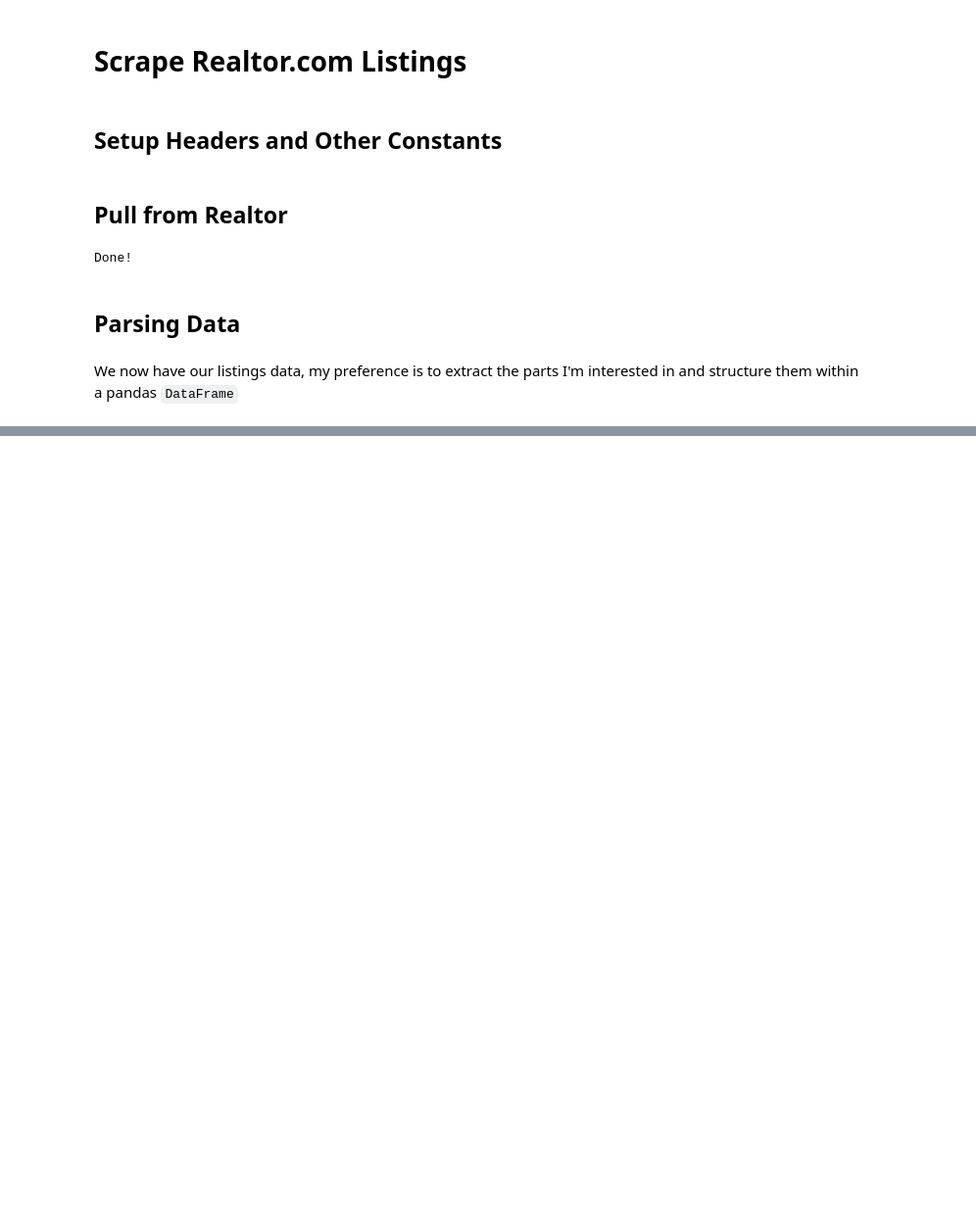
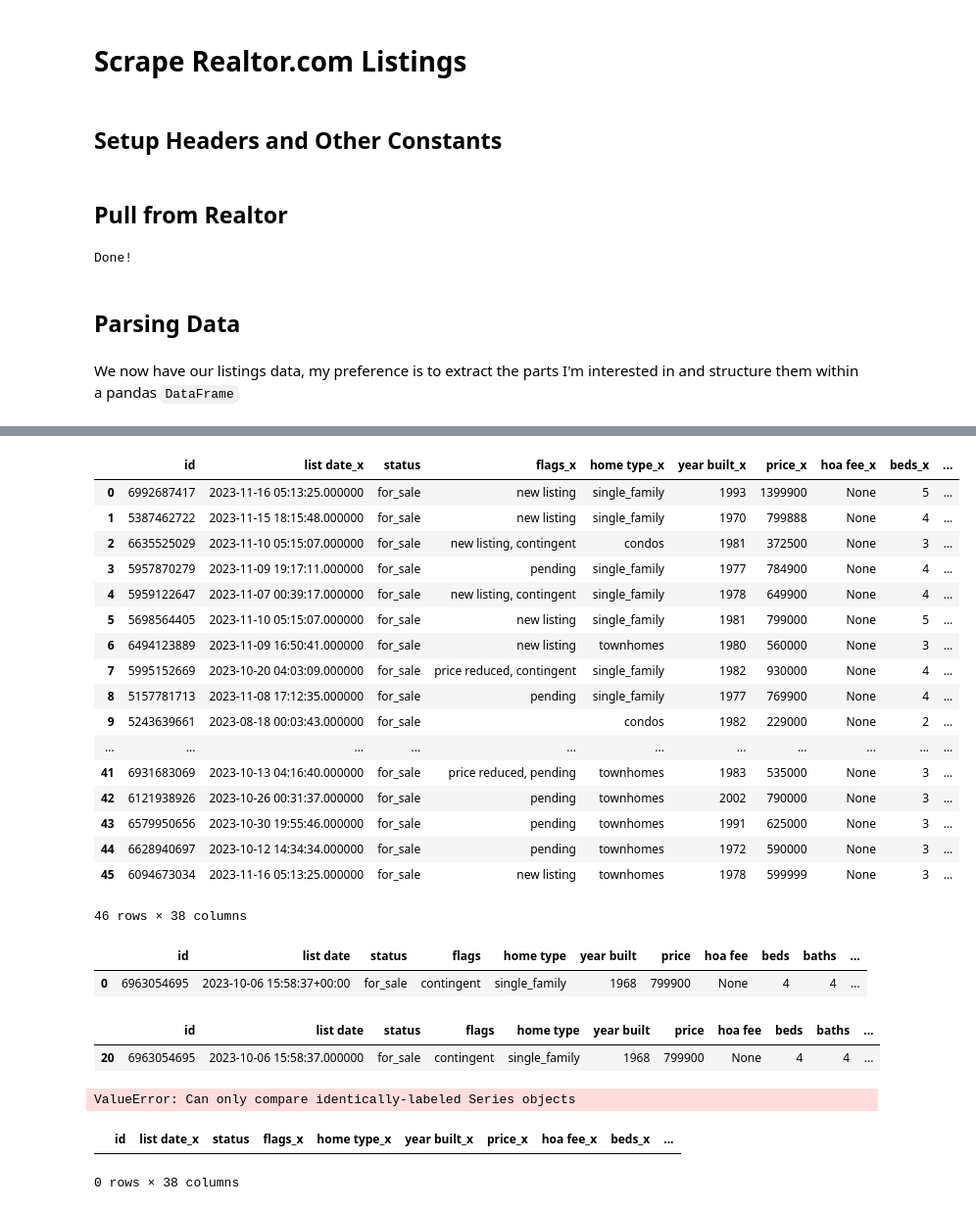
Before and after one commit to razach/HouseFinder, a Jupyter notebook: Experiments/store_db experiment.ipynb, the cells around one changed output, grey strips where cells are left out. Shown at 98% size. Saved outputs shown, nothing was run; the diff lists cells and outputs as text; code cells hidden in the pictures; blank space fills up the shorter version.

```diff
--- a/Experiments/store_db experiment.ipynb
+++ b/Experiments/store_db experiment.ipynb
@@ -480,0 +339,2 @@ df.head()
+# %%
+engine = db.create_engine('sqlite:///test.db')
@@ -480,0 +378,5 @@ df.head()
+# %%
+ds = pd.read_sql("SELECT * FROM House_Sale", con=engine)
+# %%
+merged_df = pd.merge(ds, df, on=['id', 'status'])
+# Update the dataframe in the database with the merged records
@@ -480,0 +411,40 @@ df.head()
+# %%
+merged_df
+# %% [output]
+|  | id | list date_x | status | flags_x | home type_x | year built_x | price_x | hoa fee_x | beds_x | ... |
+| 0 | 6992687417 | 2023-11-16 05:13:25.000000 | for_sale | new listing | single_family | 1993 | 1399900 | None | 5 | ... |
+| 1 | 5387462722 | 2023-11-15 18:15:48.000000 | for_sale | new listing | single_family | 1970 | 799888 | None | 4 | ... |
+| 2 | 6635525029 | 2023-11-10 05:15:07.000000 | for_sale | new listing, contingent | condos | 1981 | 372500 | None | 3 | ... |
+| 3 | 5957870279 | 2023-11-09 19:17:11.000000 | for_sale | pending | single_family | 1977 | 784900 | None | 4 | ... |
+| 4 | 5959122647 | 2023-11-07 00:39:17.000000 | for_sale | new listing, contingent | single_family | 1978 | 649900 | None | 4 | ... |
+| 5 | 5698564405 | 2023-11-10 05:15:07.000000 | for_sale | new listing | single_family | 1981 | 799000 | None | 5 | ... |
+| 6 | 6494123889 | 2023-11-09 16:50:41.000000 | for_sale | new listing | townhomes | 1980 | 560000 | None | 3 | ... |
+| 7 | 5995152669 | 2023-10-20 04:03:09.000000 | for_sale | price reduced, contingent | single_family | 1982 | 930000 | None | 4 | ... |
+| 8 | 5157781713 | 2023-11-08 17:12:35.000000 | for_sale | pending | single_family | 1977 | 769900 | None | 4 | ... |
+| 9 | 5243639661 | 2023-08-18 00:03:43.000000 | for_sale |  | condos | 1982 | 229000 | None | 2 | ... |
+| ... | ... | ... | ... | ... | ... | ... | ... | ... | ... | ... |
+| 41 | 6931683069 | 2023-10-13 04:16:40.000000 | for_sale | price reduced, pending | townhomes | 1983 | 535000 | None | 3 | ... |
+| 42 | 6121938926 | 2023-10-26 00:31:37.000000 | for_sale | pending | townhomes | 2002 | 790000 | None | 3 | ... |
+| 43 | 6579950656 | 2023-10-30 19:55:46.000000 | for_sale | pending | townhomes | 1991 | 625000 | None | 3 | ... |
+| 44 | 6628940697 | 2023-10-12 14:34:34.000000 | for_sale | pending | townhomes | 1972 | 590000 | None | 3 | ... |
+| 45 | 6094673034 | 2023-11-16 05:13:25.000000 | for_sale | new listing | townhomes | 1978 | 599999 | None | 3 | ... |
+46 rows × 38 columns
+# %%
+df.loc[df["id"] == '6963054695']
+# %% [output]
+|  | id | list date | status | flags | home type | year built | price | hoa fee | beds | baths | ... |
+| 0 | 6963054695 | 2023-10-06 15:58:37+00:00 | for_sale | contingent | single_family | 1968 | 799900 | None | 4 | 4 | ... |
+# %%
+ds.loc[ds["id"] == '6963054695']
+# %% [output]
+|  | id | list date | status | flags | home type | year built | price | hoa fee | beds | baths | ... |
+| 20 | 6963054695 | 2023-10-06 15:58:37.000000 | for_sale | contingent | single_family | 1968 | 799900 | None | 4 | 4 | ... |
+# %%
+new_records = df[df['id'] != ds['id']]
+# %% [output]
+ValueError: Can only compare identically-labeled Series objects
+# %%
+new_records
+# %% [output]
+|  | id | list date_x | status | flags_x | home type_x | year built_x | price_x | hoa fee_x | beds_x | ... |
+0 rows × 38 columns
```
Also changed, not shown: parts of 31 cells of this notebook, 6 other files.
